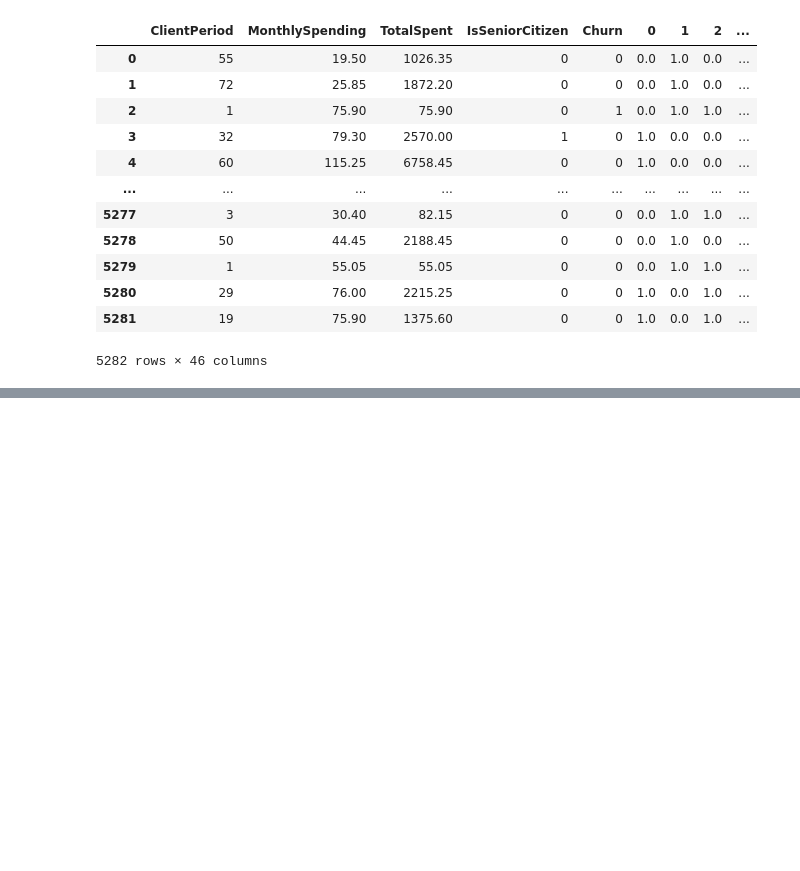
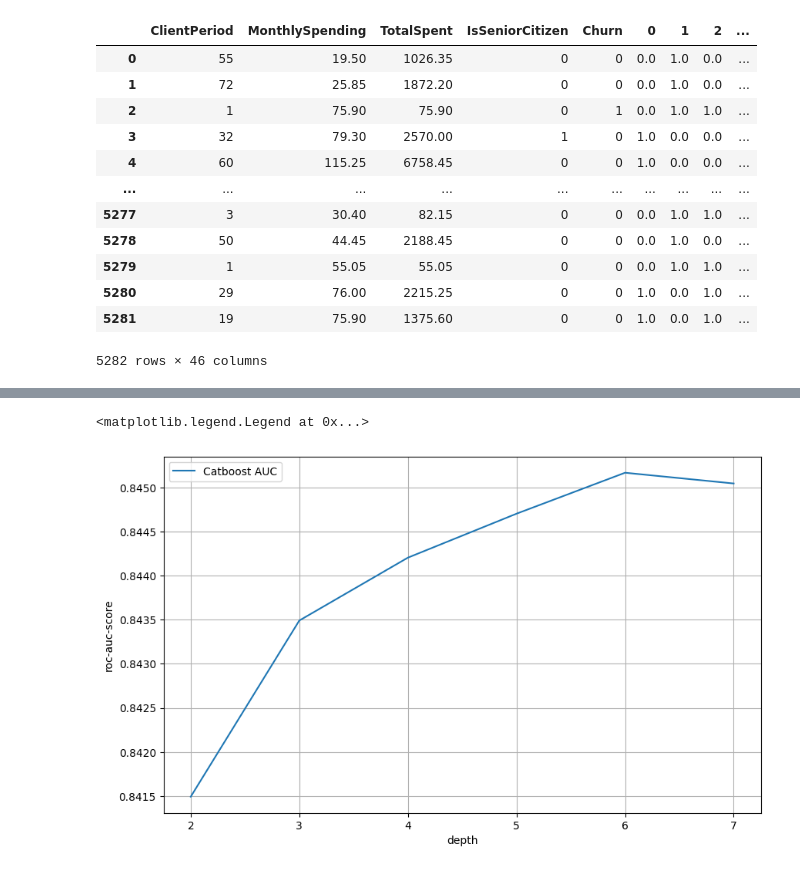
Before and after one commit to DeadArcadiy/ds_dropped_users, a Jupyter notebook: users.ipynb, the cells around one changed output, grey strips where cells are left out. Drawn from its saved outputs; the diff is of its cells as text; code cells hidden in the pictures; blank space fills up the shorter version.

```diff
--- a/users.ipynb
+++ b/users.ipynb
@@ -232,0 +266,22 @@ dtype: int64
+# %%
+boostdata['TotalSpent'] = boostdata['TotalSpent'].where(boostdata['TotalSpent'] != ' ').fillna('NAN')
+# %%
+x_train_boost,x_val_boost,y_train_boost,y_val_boost = train_test_split(boostdata.drop(['Churn'],axis=1),boostdata.Churn,test_size=0.3)
+# %%
+train_pool = catboost.Pool(x_train_boost,y_train_boost,cat_features=catfeatures)
+val_pool = catboost.Pool(x_val_boost,y_val_boost,cat_features=catfeatures)
+# %%
+depths = np.arange(2,8,1)
+boosting_metrics = []
+
+for depth in depths:
+    params = {"iterations": 100,
+              "depth": depth,
+              "loss_function": "Logloss",
+              "custom_loss": "AUC",
+              "verbose": False}
+
+    scores = catboost.cv(train_pool,params,fold_count=5)
+    boosting_metrics.append(scores['test-AUC-mean'][99])
+
+scores
@@ -232,0 +319,10 @@ dtype: int64
+# %%
+plt.figure(figsize=(10,6))
+plt.plot(np.arange(2,8,1), boosting_metrics, label='Catboost AUC')
+plt.xlabel('depth')
+plt.ylabel('roc-auc-score')
+plt.grid()
+plt.legend()
+# %% [output]
+<matplotlib.legend.Legend at 0x...>
+[figure, added]
```
Also changed, not shown: parts of 36 cells of this notebook, 1 other file.
